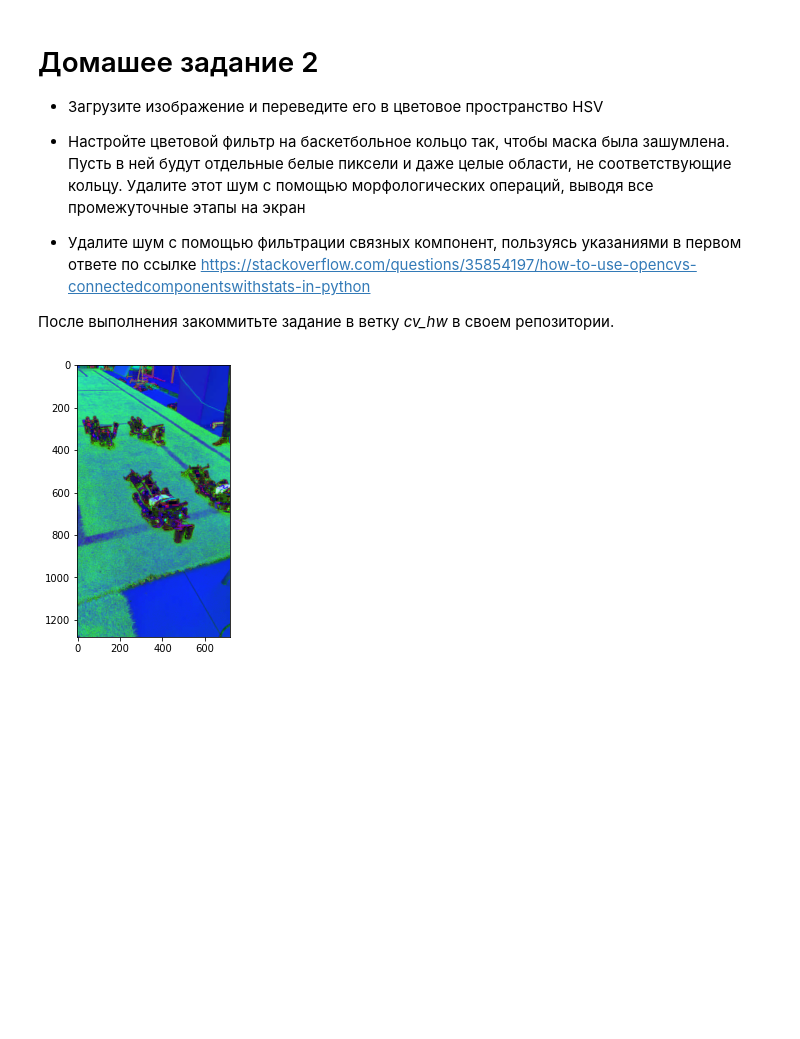
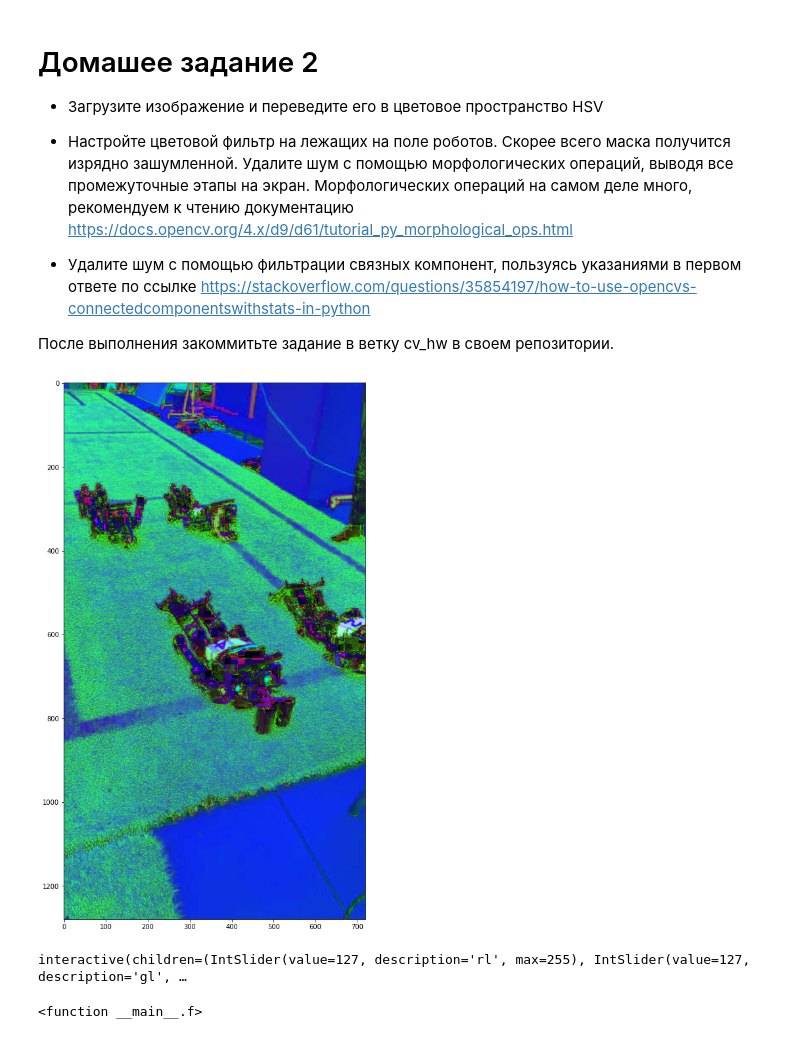
Before and after one commit to cyberschoolinmoscow/robofootball, a Jupyter notebook: homework/cv_hw2.ipynb, the cells around one changed output. Drawn from its saved outputs; the diff is of its cells as text; code cells hidden in the pictures; blank space fills up the shorter version.

```diff
--- a/homework/cv_hw2.ipynb
+++ b/homework/cv_hw2.ipynb
@@ -1,29 +1,52 @@
 # %% [markdown]
 # Домашее задание 2
+* Загрузите изображение и переведите его в цветовое пространство HSV
 
-- Загрузите изображение и переведите его в цветовое пространство HSV
+*   Настройте цветовой фильтр на лежащих на поле роботов. Скорее всего маска получится изрядно зашумленной. Удалите шум с помощью морфологических операций, выводя все промежуточные этапы на экран. Морфологических операций на самом деле много, рекомендуем к чтению документацию https://docs.opencv.org/4.x/d9/d61/tutorial_py_morphological_ops.html
 
-- Настройте цветовой фильтр на баскетбольное кольцо так, чтобы маска была зашумлена. Пусть в ней будут отдельные белые пиксели и даже целые области, не соответствующие кольцу. Удалите этот шум с помощью морфологических операций, выводя все промежуточные этапы на экран
 
-- Удалите шум с помощью фильтрации связных компонент, пользуясь указаниями в первом ответе по ссылке https://stackoverflow.com/questions/35854197/how-to-use-opencvs-connectedcomponentswithstats-in-python
+*  Удалите шум с помощью фильтрации связных компонент, пользуясь указаниями в первом ответе по ссылке https://stackoverflow.com/questions/35854197/how-to-use-opencvs-connectedcomponentswithstats-in-python
 
-После выполнения закоммитьте задание в ветку *cv_hw* в своем репозитории.
+После выполнения закоммитьте задание в ветку cv_hw в своем репозитории.
 # %%
 import cv2
 import matplotlib.pyplot as plt
 import numpy as np
+import time
+import math
+%matplotlib inline
+from ipywidgets import interactive
 
-ax=6
-ay=5
+
+ax=18
+ay=15
 kernel = np.ones((3,3),np.uint8)
 
-canvas = cv2.imread('/content/sahrs_on_the_field.jpg')
+canvas = cv2.imread('/sahrs_on_the_field.jpg')
  #Преобразуем в HSV
 img = cv2.cvtColor(canvas, cv2.COLOR_BGR2HSV)
 plt.figure(figsize=(ax, ay))
 plt.imshow(img)
 plt.show()
 # %% [output]
-[figure, old version]
+[figure, new version]
+# %%
+def f(rl, gl, bl, rh, gh, bh):
+  mask = cv2.inRange(img, (rl, gl, bl), (rh, gh, bh))
+  plt.figure (figsize=(12, 10))
+  plt.imshow (mask, cmap="gray")
+  plt.show ()
+  plt.pause (0.05)
+  plt.clf ()
+
+interactive_plot = interactive(f, rl = (0, 255, 1), gl = (0, 255, 1), bl = (0, 255, 1),
+                                  rh = (0, 255, 1), gh = (0, 255, 1), bh = (0, 255, 1))
+
+output = interactive_plot.children[-1]
+interact(f, rl = (0, 255, 1), gl = (0, 255, 1), bl = (0, 255, 1),
+                                  rh = (0, 255, 1), gh = (0, 255, 1), bh = (0, 255, 1))
+# %% [output]
+interactive(children=(IntSlider(value=127, description='rl', max=255), IntSlider(value=127, description='gl', …
+<function __main__.f>
 # %%
 
```
Also changed, not shown: parts of 12 cells of this notebook.
